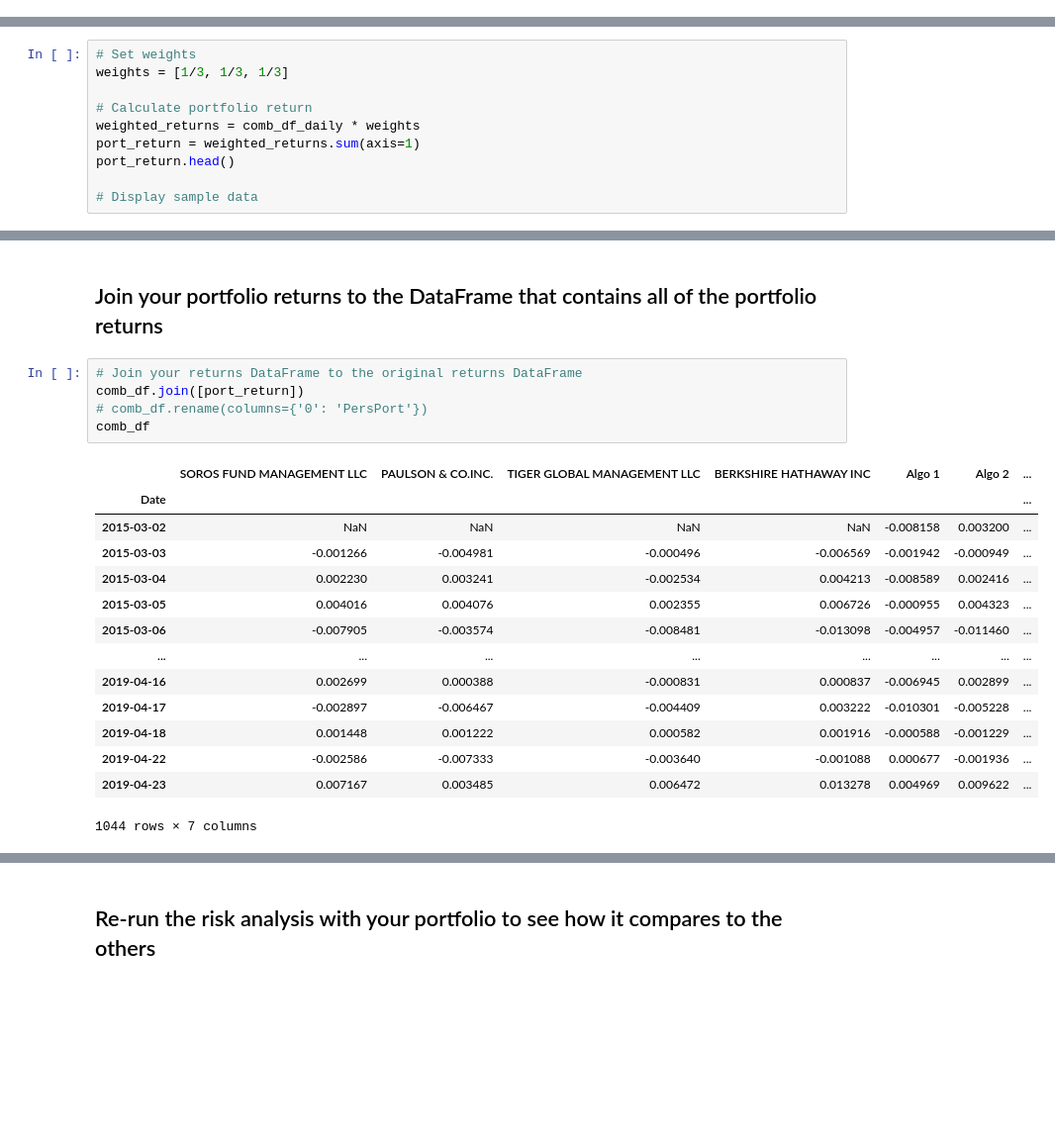
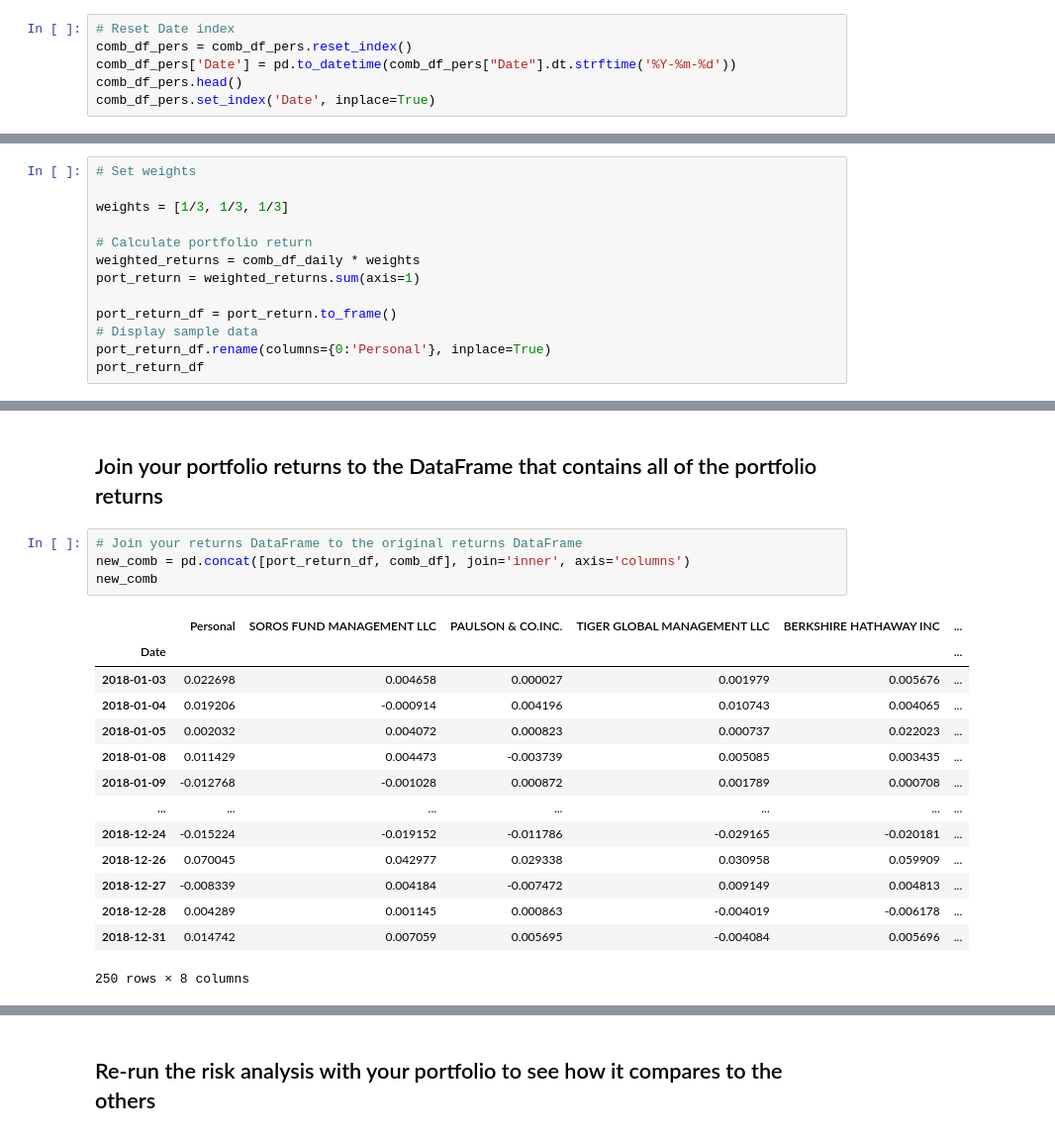
Before and after one commit to getjiggy/homework2, a Jupyter notebook: Starter_Code/whale_analysis.ipynb, the cells around one changed output, grey strips where cells are left out. Shown at 99% size. Saved outputs shown, nothing was run; the diff lists cells and outputs as text; blank space fills up the shorter version.

```diff
--- a/Starter_Code/whale_analysis.ipynb
+++ b/Starter_Code/whale_analysis.ipynb
@@ -388,2 +386,8 @@ comb_df_pers.head()
+# %%
+# Reset Date index
+comb_df_pers = comb_df_pers.reset_index()
+comb_df_pers['Date'] = pd.to_datetime(comb_df_pers["Date"].dt.strftime('%Y-%m-%d'))
+comb_df_pers.head()
+comb_df_pers.set_index('Date', inplace=True)
 # %%
 # Reorganize portfolio data by having a column per symbol
@@ -406,12 +435,15 @@ comb_df_daily.head()
 ## Calculate the weighted returns for the portfolio assuming an equal number of shares for each stock
 # %%
 # Set weights
+
 weights = [1/3, 1/3, 1/3]
 
 # Calculate portfolio return
 weighted_returns = comb_df_daily * weights
 port_return = weighted_returns.sum(axis=1)
-port_return.head()
 
+port_return_df = port_return.to_frame()
 # Display sample data
+port_return_df.rename(columns={0:'Personal'}, inplace=True)
+port_return_df
 # %% [output]
@@ -426,23 +465,22 @@ dtype: float64
 ## Join your portfolio returns to the DataFrame that contains all of the portfolio returns
 # %%
 # Join your returns DataFrame to the original returns DataFrame
-comb_df.join([port_return])
-# comb_df.rename(columns={'0': 'PersPort'})
-comb_df
+new_comb = pd.concat([port_return_df, comb_df], join='inner', axis='columns')
+new_comb
 # %% [output]
-|  | SOROS FUND MANAGEMENT LLC | PAULSON & CO.INC. | TIGER GLOBAL MANAGEMENT LLC | BERKSHIRE HATHAWAY INC | Algo 1 | Algo 2 | ... |
-| Date |  |  |  |  |  |  | ... |
-| 2015-03-02 | NaN | NaN | NaN | NaN | -0.008158 | 0.003200 | ... |
-| 2015-03-03 | -0.001266 | -0.004981 | -0.000496 | -0.006569 | -0.001942 | -0.000949 | ... |
-| 2015-03-04 | 0.002230 | 0.003241 | -0.002534 | 0.004213 | -0.008589 | 0.002416 | ... |
-| 2015-03-05 | 0.004016 | 0.004076 | 0.002355 | 0.006726 | -0.000955 | 0.004323 | ... |
-| 2015-03-06 | -0.007905 | -0.003574 | -0.008481 | -0.013098 | -0.004957 | -0.011460 | ... |
-| ... | ... | ... | ... | ... | ... | ... | ... |
-| 2019-04-16 | 0.002699 | 0.000388 | -0.000831 | 0.000837 | -0.006945 | 0.002899 | ... |
-| 2019-04-17 | -0.002897 | -0.006467 | -0.004409 | 0.003222 | -0.010301 | -0.005228 | ... |
-| 2019-04-18 | 0.001448 | 0.001222 | 0.000582 | 0.001916 | -0.000588 | -0.001229 | ... |
-| 2019-04-22 | -0.002586 | -0.007333 | -0.003640 | -0.001088 | 0.000677 | -0.001936 | ... |
-| 2019-04-23 | 0.007167 | 0.003485 | 0.006472 | 0.013278 | 0.004969 | 0.009622 | ... |
+|  | Personal | SOROS FUND MANAGEMENT LLC | PAULSON & CO.INC. | TIGER GLOBAL MANAGEMENT LLC | BERKSHIRE HATHAWAY INC | ... |
+| Date |  |  |  |  |  | ... |
+| 2018-01-03 | 0.022698 | 0.004658 | 0.000027 | 0.001979 | 0.005676 | ... |
+| 2018-01-04 | 0.019206 | -0.000914 | 0.004196 | 0.010743 | 0.004065 | ... |
+| 2018-01-05 | 0.002032 | 0.004072 | 0.000823 | 0.000737 | 0.022023 | ... |
+| 2018-01-08 | 0.011429 | 0.004473 | -0.003739 | 0.005085 | 0.003435 | ... |
+| 2018-01-09 | -0.012768 | -0.001028 | 0.000872 | 0.001789 | 0.000708 | ... |
+| ... | ... | ... | ... | ... | ... | ... |
+| 2018-12-24 | -0.015224 | -0.019152 | -0.011786 | -0.029165 | -0.020181 | ... |
+| 2018-12-26 | 0.070045 | 0.042977 | 0.029338 | 0.030958 | 0.059909 | ... |
+| 2018-12-27 | -0.008339 | 0.004184 | -0.007472 | 0.009149 | 0.004813 | ... |
+| 2018-12-28 | 0.004289 | 0.001145 | 0.000863 | -0.004019 | -0.006178 | ... |
+| 2018-12-31 | 0.014742 | 0.007059 | 0.005695 | -0.004084 | 0.005696 | ... |
-1044 rows × 7 columns
+250 rows × 8 columns
 # %%
 # Only compare dates where return data exists for all the stocks (drop NaNs)
```
Also changed, not shown: parts of 8 cells of this notebook.
